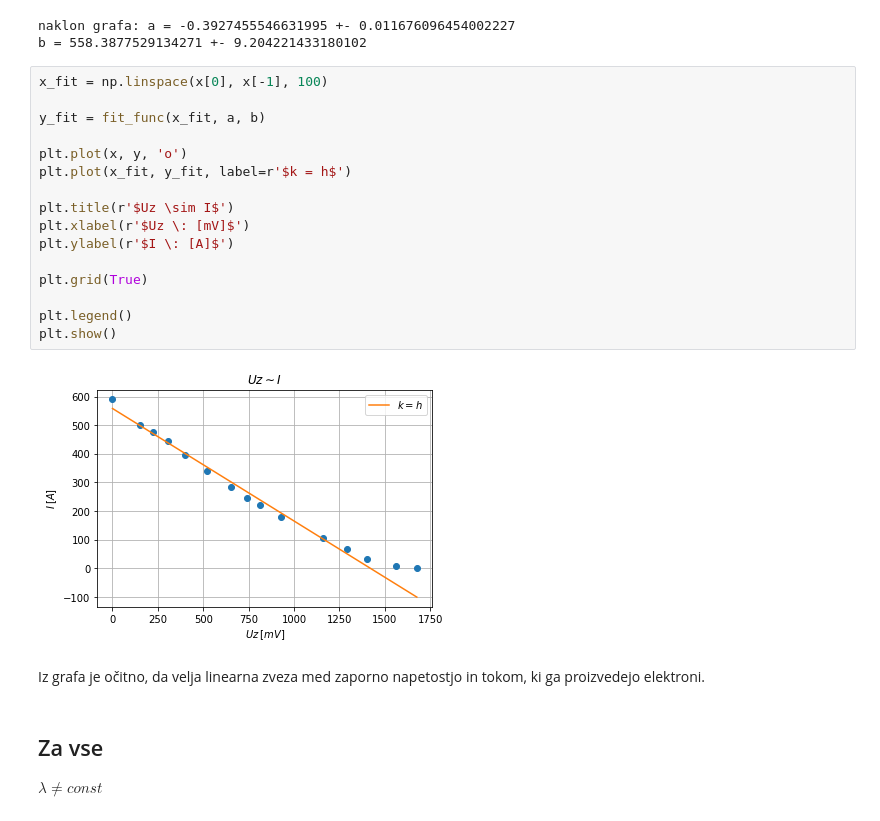
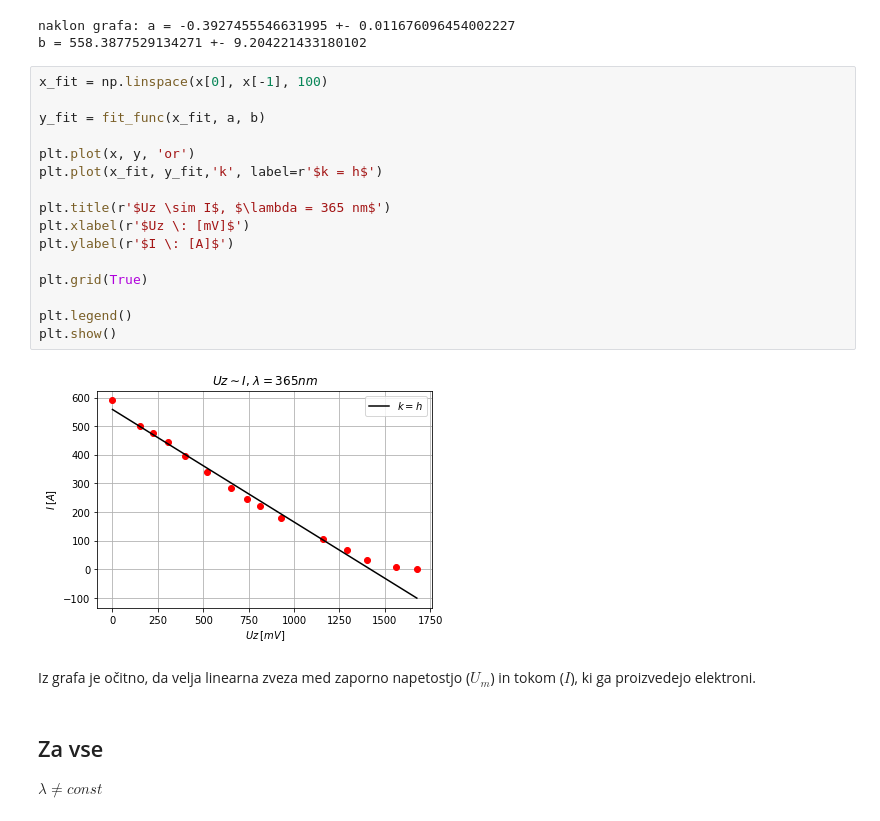
Before and after one commit to gregpr07/fizikalniPraktikum2, a Jupyter notebook: vaja68/vaja68.ipynb, the cells around one changed output. Cells and saved outputs as stored; diff of their text form.

```diff
--- a/vaja68/vaja68.ipynb
+++ b/vaja68/vaja68.ipynb
@@ -61,23 +70,23 @@ b = 558.3877529134271 +- 9.204221433180102
 # %%
 x_fit = np.linspace(x[0], x[-1], 100)
 
 y_fit = fit_func(x_fit, a, b)
 
-plt.plot(x, y, 'o')
-plt.plot(x_fit, y_fit, label=r'$k = h$')
+plt.plot(x, y, 'or')
+plt.plot(x_fit, y_fit,'k', label=r'$k = h$')
 
-plt.title(r'$Uz \sim I$')
+plt.title(r'$Uz \sim I$, $\lambda = 365 nm$')
 plt.xlabel(r'$Uz \: [mV]$')
 plt.ylabel(r'$I \: [A]$')
 
 plt.grid(True)
 
 plt.legend()
 plt.show()
 # %% [output]
-[figure, old version]
+[figure, new version]
 # %% [markdown]
-Iz grafa je očitno, da velja linearna zveza med zaporno napetostjo in tokom, ki ga proizvedejo elektroni.
+Iz grafa je očitno, da velja linearna zveza med zaporno napetostjo ($U_m$) in tokom ($I$), ki ga proizvedejo elektroni.
 # %% [markdown]
 ## Za vse
 
```
Also changed, not shown: parts of 11 cells of this notebook, 3 other files.
